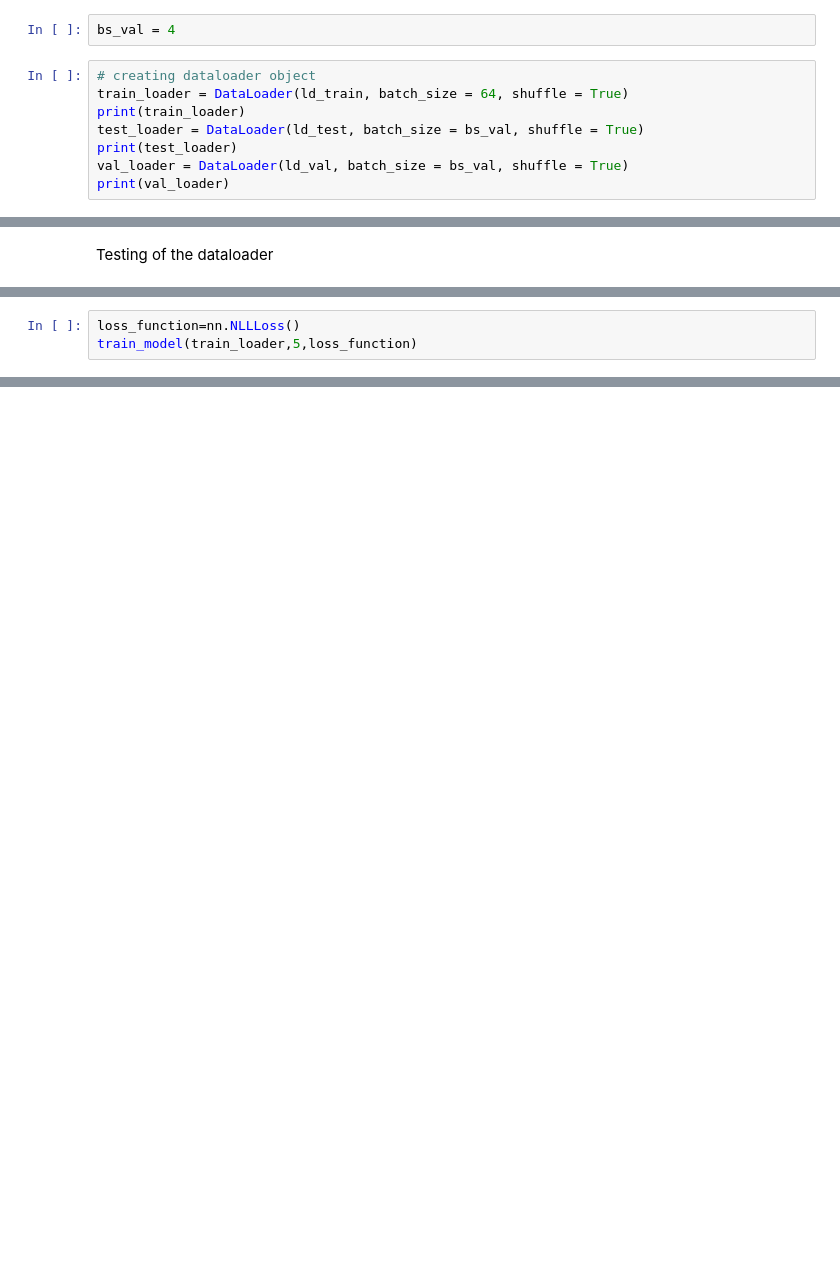
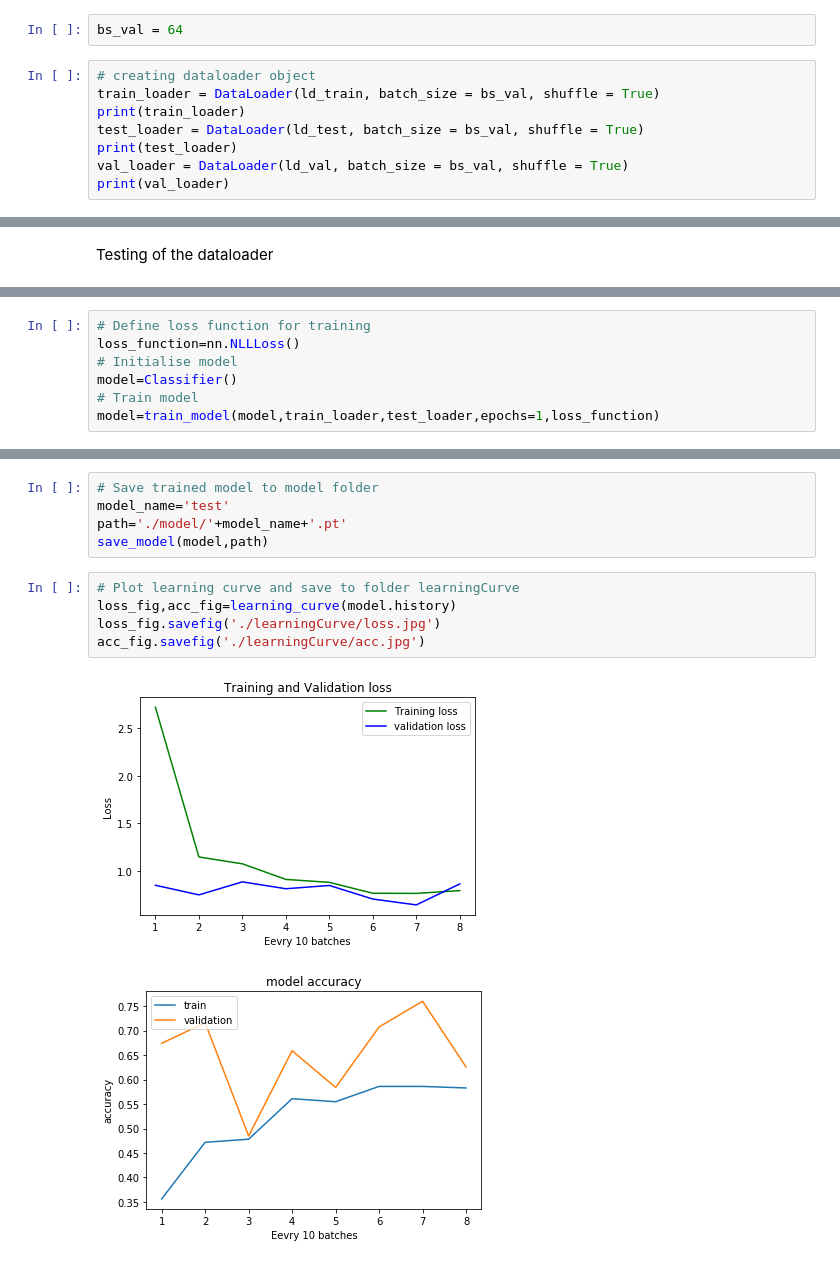
Before and after one commit to Amarjyotkaur/Deep-Learning-X_Ray-Image-Classification, a Jupyter notebook: mainCode.ipynb, the cells around one changed output, grey strips where cells are left out. Saved outputs shown, nothing was run; the diff lists cells and outputs as text; blank space fills up the shorter version.

Commit message:
model v2 cleaned
cleaned 3-classes classifier
compile functions with the mainCode.ipynb

```diff
--- a/mainCode.ipynb
+++ b/mainCode.ipynb
@@ -88,10 +92,10 @@ tensor([[[0.0000, 0.0000, 0.0000,  ..., 0.0000, 0.0000, 0.0000],
          [0.0000, 0.0000, 0.0000,  ..., 0.0000, 0.0000, 0.0000]]])
 tensor([0., 1., 0.])
 # %%
-bs_val = 4
+bs_val = 64
 # %%
 # creating dataloader object
-train_loader = DataLoader(ld_train, batch_size = 64, shuffle = True)
+train_loader = DataLoader(ld_train, batch_size = bs_val, shuffle = True)
 print(train_loader)
 test_loader = DataLoader(ld_test, batch_size = bs_val, shuffle = True)
 print(test_loader)
@@ -292,3 +137,0 @@ def train_model(train_loader,epochs,loss_function):
-# %%
-loss_function=nn.NLLLoss()
-train_model(train_loader,5,loss_function)
@@ -325,0 +140,7 @@ Classifier(
+# %%
+# Define loss function for training
+loss_function=nn.NLLLoss()
+# Initialise model
+model=Classifier()
+# Train model
+model=train_model(model,train_loader,test_loader,epochs=1,loss_function)
@@ -325,0 +165,13 @@ Classifier(
+# %%
+# Save trained model to model folder
+model_name='test'
+path='./model/'+model_name+'.pt'
+save_model(model,path)
+# %%
+# Plot learning curve and save to folder learningCurve
+loss_fig,acc_fig=learning_curve(model.history)
+loss_fig.savefig('./learningCurve/loss.jpg')
+acc_fig.savefig('./learningCurve/acc.jpg')
+# %% [output]
+[figure, added]
+[figure, added]
```
Also changed, not shown: parts of 9 cells of this notebook, 6 other files.
